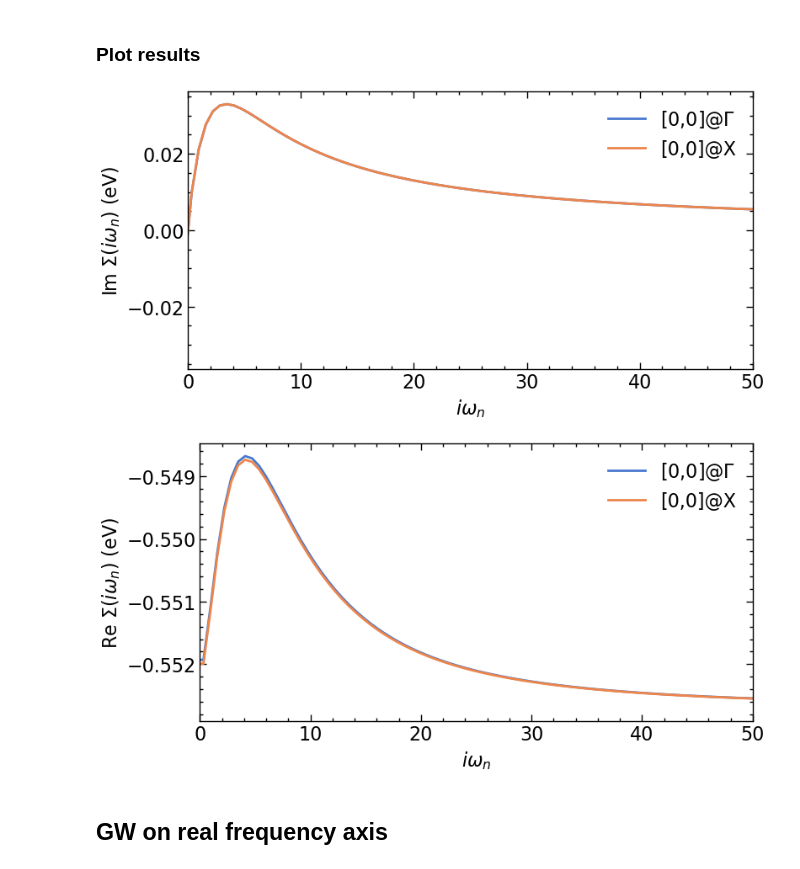
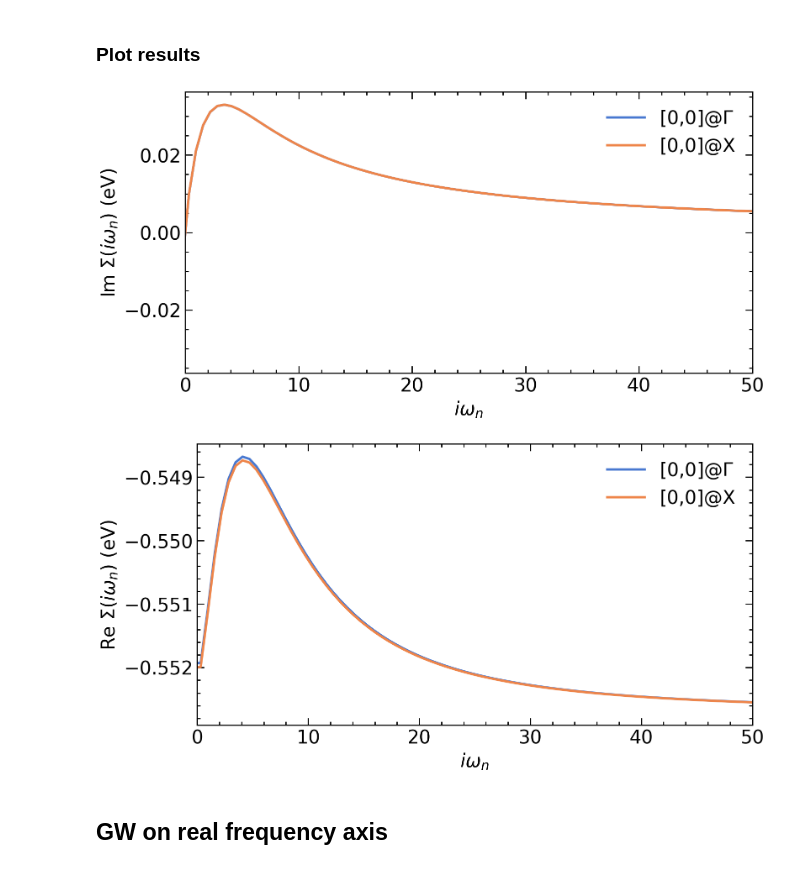
Before and after one commit to TRIQS/Nevanlinna, a Jupyter notebook: doc/tutorials/GW_tutorial.ipynb, the cells around one changed output. Cells and saved outputs as stored; diff of their text form; code cells hidden in the pictures.

```diff
--- a/doc/tutorials/GW_tutorial.ipynb
+++ b/doc/tutorials/GW_tutorial.ipynb
@@ -166,7 +168,7 @@ G_wk = lattice_dyson_g_wk(mu, e_k, Σ_iwk)
 # %% [markdown]
 ### Plot results
 # %%
-fig, ax = plt.subplots(n_orb, n_orb, figsize=(8*n_orb,4*n_orb), dpi=100, squeeze=False,sharex=True)
+fig, ax = plt.subplots(n_orb, n_orb, figsize=(8*n_orb,4*n_orb), dpi=200, squeeze=False,sharex=True)
 
 shp = Σ_Γ_iw.target_shape
 for i in range(n_orb):
@@ -181,36 +183,36 @@ for i in range(n_orb):
         else:
             ax[i,j].set_xlabel(r'')
         if j == 0:
             ax[i,j].set_ylabel(r'Im $\Sigma (i\omega_n)$ (eV)')
         else:
             ax[i,j].set_ylabel(r'')
 
 plt.tight_layout(pad=0.4, w_pad=0.1, h_pad=0.4)
 plt.show()
 
-fig, ax = plt.subplots(n_orb, n_orb, figsize=(8*n_orb,4*n_orb), dpi=100, squeeze=False,sharex=True)
+fig, ax = plt.subplots(n_orb, n_orb, figsize=(8*n_orb,4*n_orb), dpi=200, squeeze=False,sharex=True)
 
 for i in range(n_orb):
     for j in range(n_orb):
         ax[i,j].oplot(Σ_Γ_iw[i,j].real, label=f'[{i},{j}]@$\Gamma$')
         ax[i,j].oplot(Σ_X_iw[i,j].real, label=f'[{i},{j}]@X')
 
         ax[i,j].set_xlim(0,50)
 
         if i == shp[0]-1:
             ax[i,j].set_xlabel(r'$i\omega_n$')
         else:
             ax[i,j].set_xlabel(r'')
         if j == 0:
             ax[i,j].set_ylabel(r'Re $\Sigma (i\omega_n)$ (eV)')
         else:
             ax[i,j].set_ylabel(r'')
 
 plt.tight_layout(pad=0.4, w_pad=0.1, h_pad=0.4)
 plt.show()
 # %% [output]
-[figure, old version]
+[figure, new version]
-[figure, old version]
+[figure, new version]
 # %% [markdown]
 ## GW on real frequency axis
 # %%
```
Also changed, not shown: parts of 9 cells of this notebook, 4 other files.
